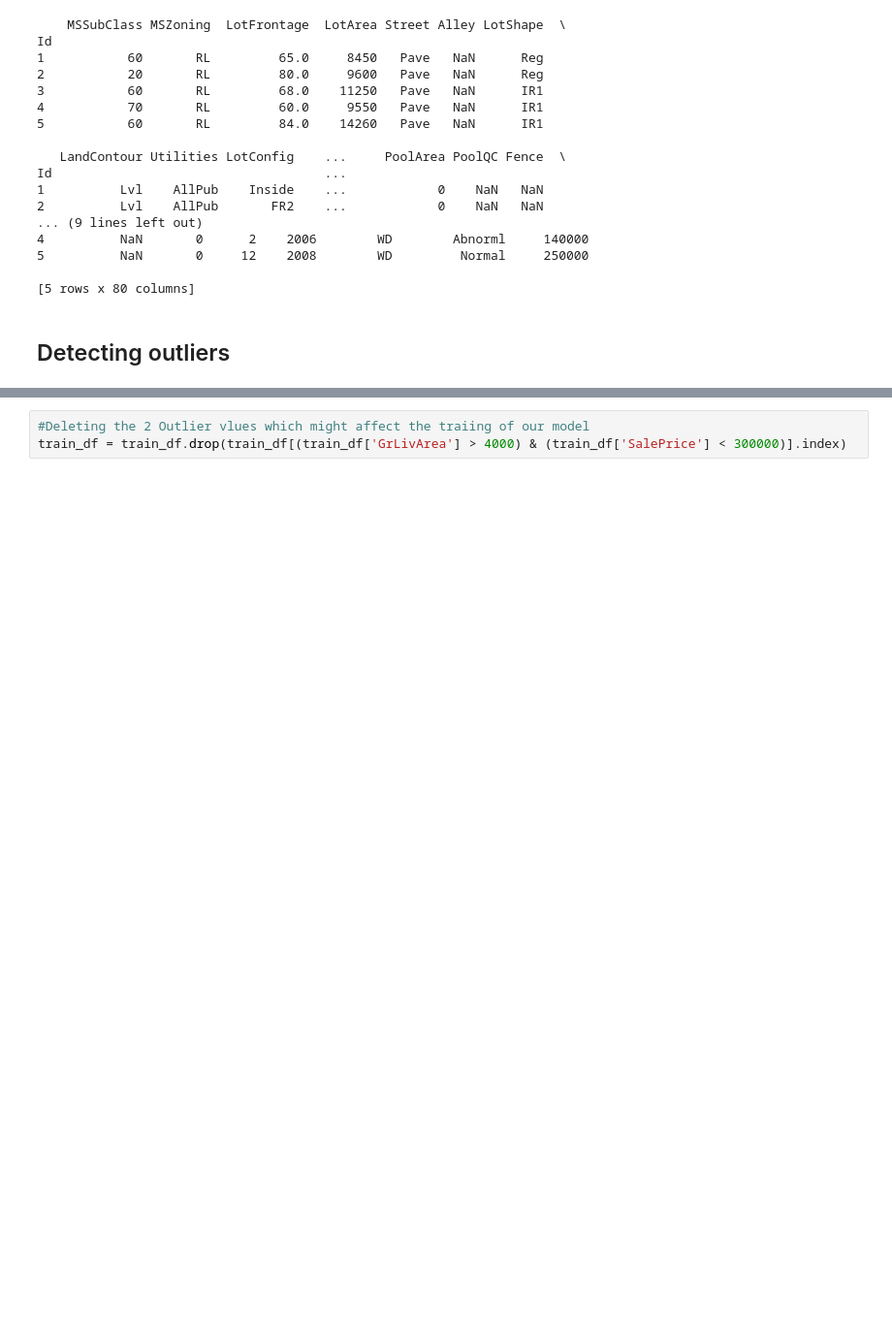
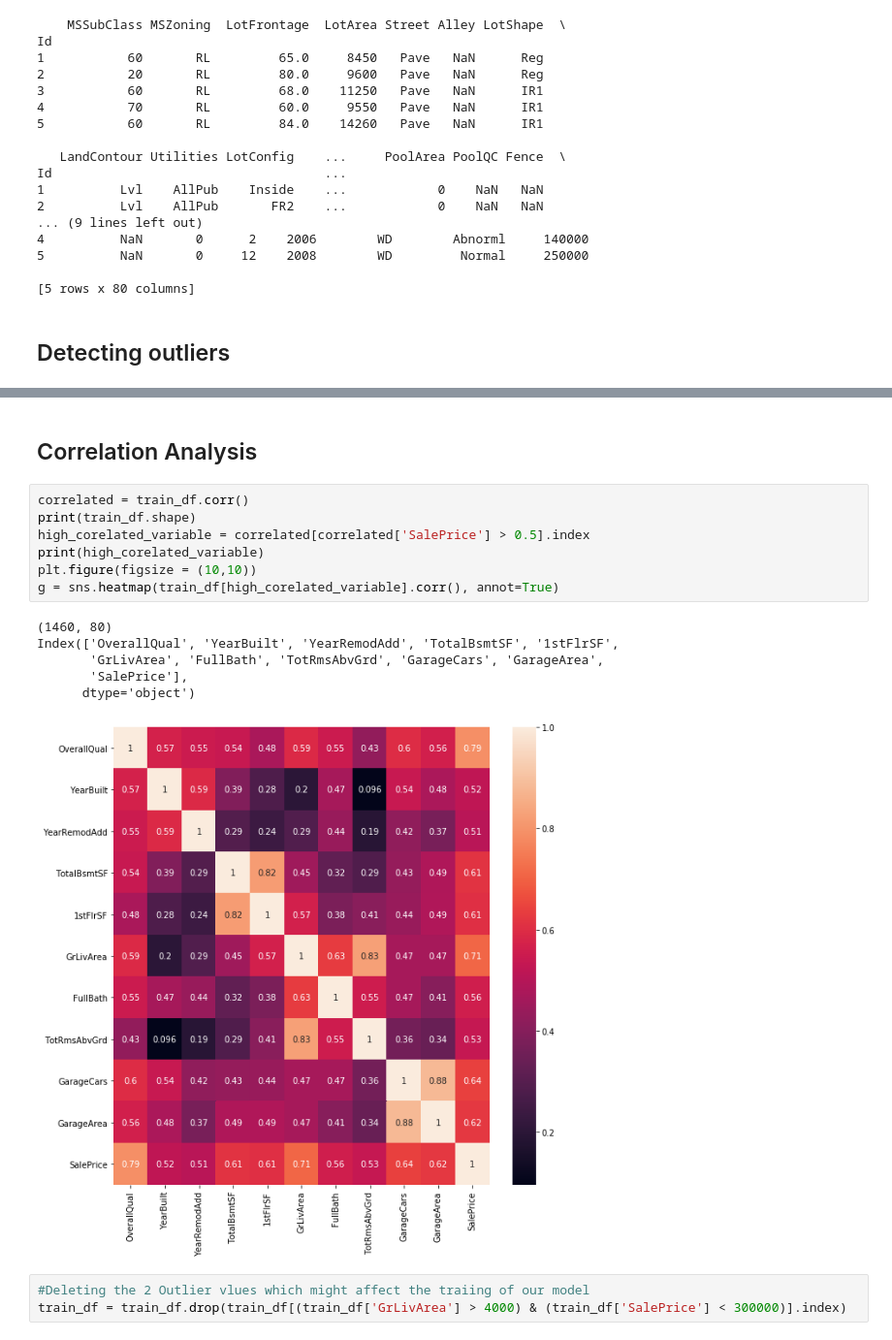
Before and after one commit to dgangwar/Machine-Learning-Exercises, a Jupyter notebook: HousePricePrediction/House Price Prediction.ipynb, the cells around one changed output, grey strips where cells are left out. Shown at 97% size. Drawn from its saved outputs; the diff is of its cells as text; blank space fills up the shorter version.

Commit message:
Correlation Analysis for columns

```diff
--- a/HousePricePrediction/House Price Prediction.ipynb
+++ b/HousePricePrediction/House Price Prediction.ipynb
@@ -45,3 +46,19 @@ plt.show()
+# %% [markdown]
+## Correlation Analysis
+# %%
+correlated = train_df.corr()
+print(train_df.shape)
+high_corelated_variable = correlated[correlated['SalePrice'] > 0.5].index
+print(high_corelated_variable)
+plt.figure(figsize = (10,10))
+g = sns.heatmap(train_df[high_corelated_variable].corr(), annot=True)
+# %% [output]
+(1460, 80)
+Index(['OverallQual', 'YearBuilt', 'YearRemodAdd', 'TotalBsmtSF', '1stFlrSF',
+       'GrLivArea', 'FullBath', 'TotRmsAbvGrd', 'GarageCars', 'GarageArea',
+       'SalePrice'],
+      dtype='object')
+[figure, added]
 # %%
 #Deleting the 2 Outlier vlues which might affect the traiing of our model
 train_df = train_df.drop(train_df[(train_df['GrLivArea'] > 4000) & (train_df['SalePrice'] < 300000)].index)
```
Also changed, not shown: parts of 3 cells of this notebook.
